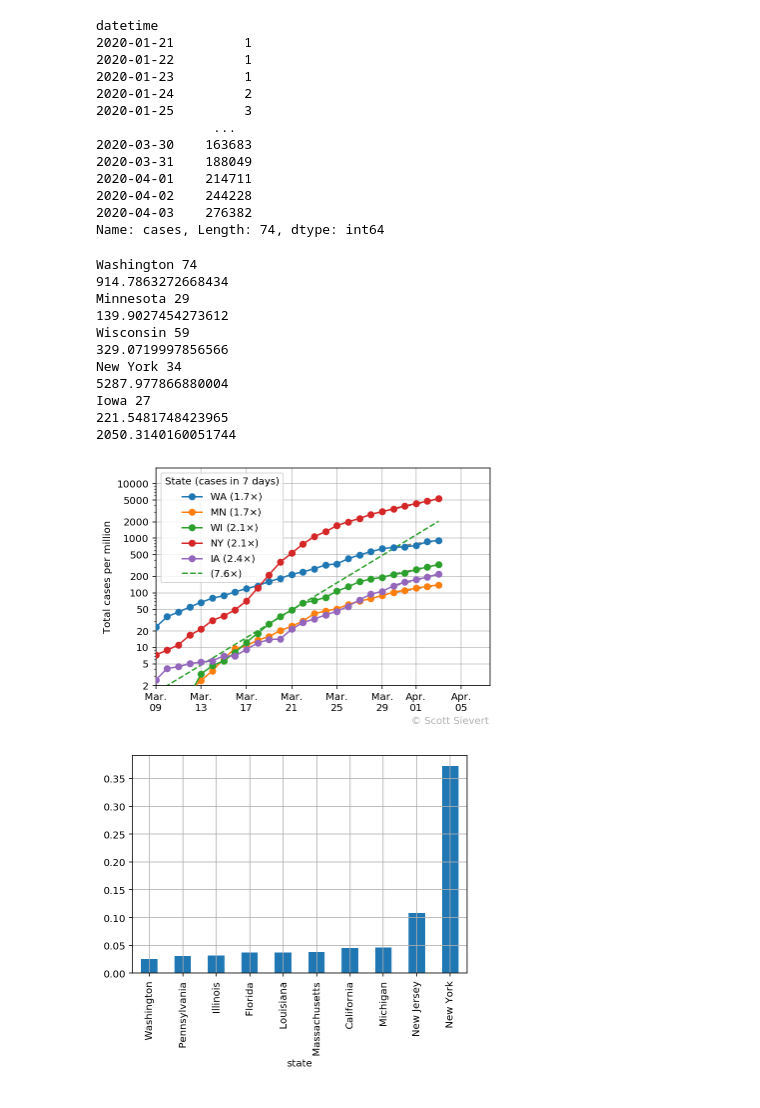
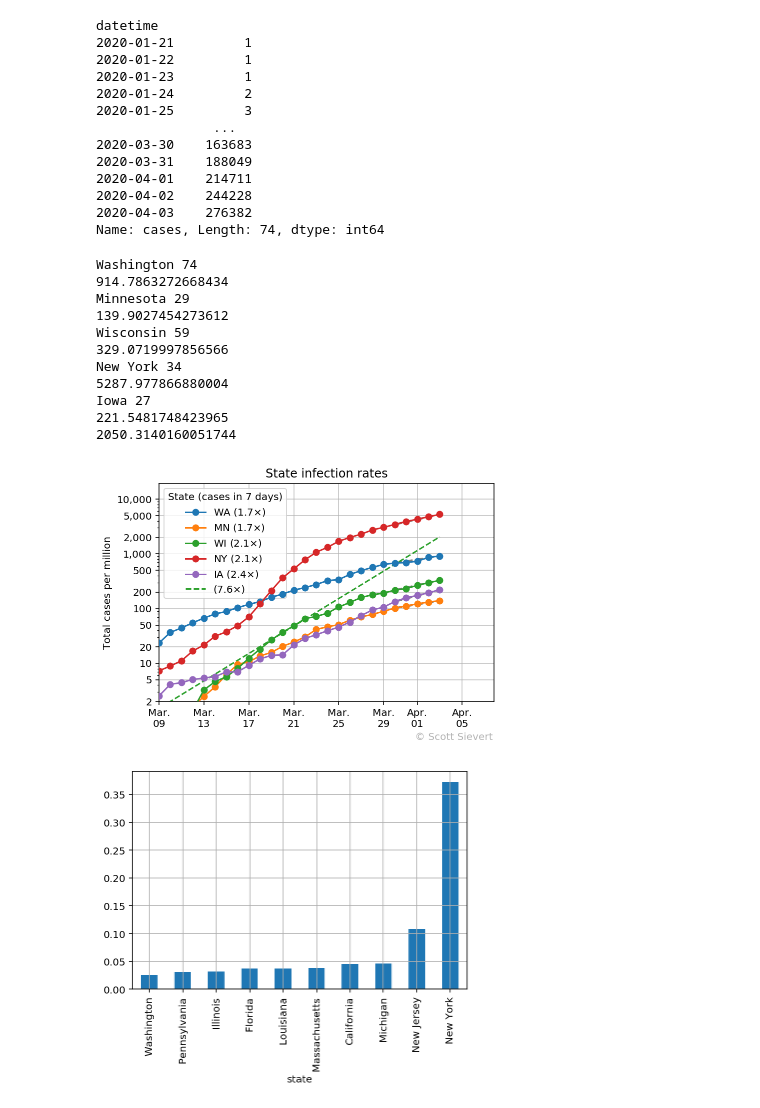
Before and after one commit to stsievert/covid-19, a Jupyter notebook: coronavirus-states.ipynb, the cells around one changed output. Saved outputs shown, nothing was run; the diff lists cells and outputs as text; code cells hidden in the pictures.

Commit message:
Add titles

```diff
--- a/coronavirus-states.ipynb
+++ b/coronavirus-states.ipynb
@@ -132,35 +132,40 @@ ax.plot(show.datetime, _y, "C2--", label=f"({_cases:0.1f}×)")
 xlim = (datetime(2020, 3, 9), datetime.now() + timedelta(3))
 ax.set_xlim(*xlim)
 ax.set_ylim(2, df.rate.max() * 1)
 
 # ax.set_ylim(0.5 * 2**12, 2 * 2**15)
 # ax.set_xlim(datetime(2020, 3, 17), None)
 
 ax.set_yscale("log", basey=10)
 ax.legend(loc="best", title="State (cases in 7 days)")
 # ax.legend(loc="upper left", title="State (cases in 7 days)")
 ax.grid(alpha=0.8)
 # ax.grid(which="minor", axis="y", alpha=0.3)
 ax.xaxis.set_major_formatter(mdates.DateFormatter("%b.\n%d"))
 ax.set_ylabel("Total cases per million")
 ax.yaxis.set_major_locator(plt.FixedLocator([1, 2, 5, 10, 20, 50, 100, 200, 500, 1000, 2000, 5000, 10_000]))
-ax.yaxis.set_major_formatter(plt.FuncFormatter(lambda x, _: str(int(x))))
+
+def thousands_sep(x, _):
+    return f'{int(x):,}'
+
+ax.yaxis.set_major_formatter(plt.FuncFormatter(thousands_sep))
 ax.text(xlim[1] - timedelta(7), ax.get_ylim()[0] * 0.2, "© Scott Sievert", alpha=0.3)
+ax.set_title("State infection rates")
 fig.savefig("imgs/us-states-hist.svg", bbox_inches="tight")
 fig.savefig("imgs/us-states-hist.png", bbox_inches="tight", dpi=300)
 # %% [output]
 Washington 74
 914.7863272668434
 Minnesota 29
 139.9027454273612
 Wisconsin 59
 329.0719997856566
 New York 34
 5287.977866880004
 Iowa 27
 221.5481748423965
 2050.3140160051744
-[figure, old version]
+[figure, new version]
 # %%
 state_cases = df.groupby("state")["cases"].max()
 state_cases.sort_values(inplace=True)
```
Also changed, not shown: 9 other files.
